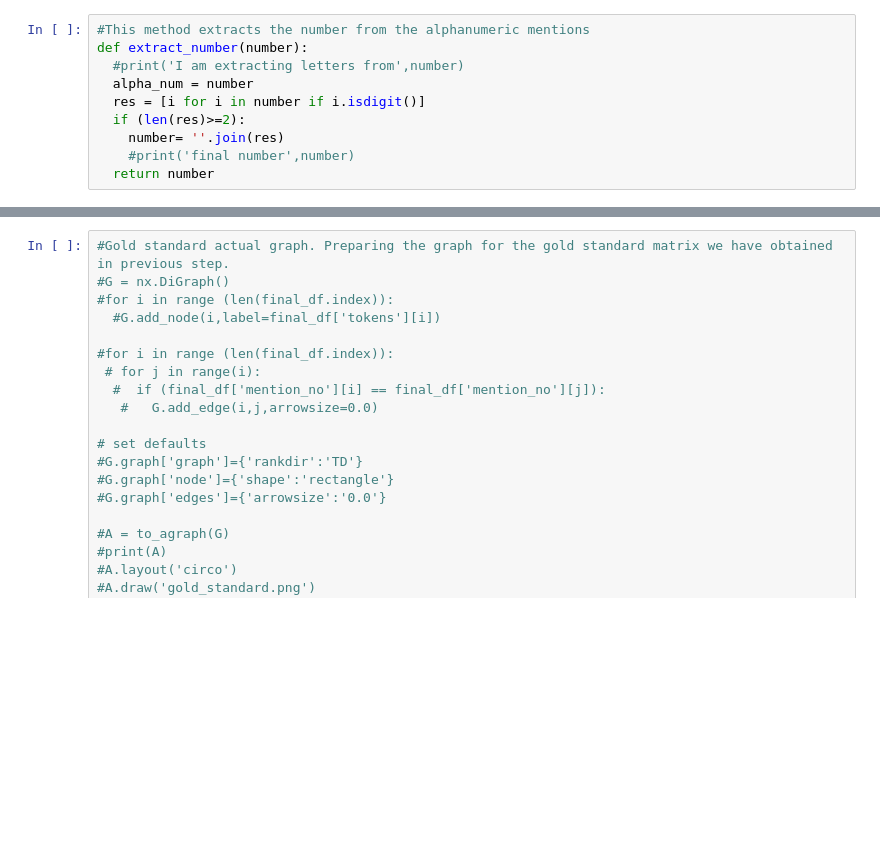
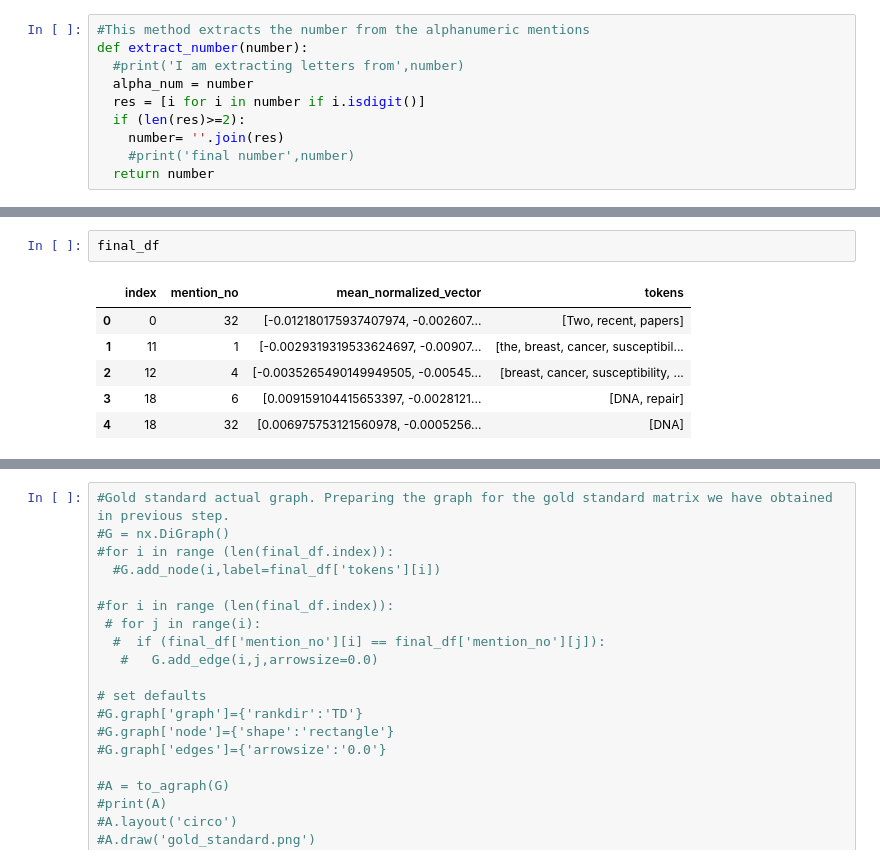
Before and after one commit to smitmirani10/Sem3FinalProject, a Jupyter notebook: Draft_project_code.ipynb, the cells around one changed output, grey strips where cells are left out. Drawn from its saved outputs; the diff is of its cells as text; blank space fills up the shorter version.

```diff
--- a/Draft_project_code.ipynb
+++ b/Draft_project_code.ipynb
@@ -425,0 +769,9 @@ array([[1., 0., 0., ..., 0., 0., 0.],
+# %%
+final_df
+# %% [output]
+|  | index | mention_no | mean_normalized_vector | tokens |
+| 0 | 0 | 32 | [-0.012180175937407974, -0.002607... | [Two, recent, papers] |
+| 1 | 11 | 1 | [-0.0029319319533624697, -0.00907... | [the, breast, cancer, susceptibil... |
+| 2 | 12 | 4 | [-0.0035265490149949505, -0.00545... | [breast, cancer, susceptibility, ... |
+| 3 | 18 | 6 | [0.009159104415653397, -0.0028121... | [DNA, repair] |
+| 4 | 18 | 32 | [0.006975753121560978, -0.0005256... | [DNA] |
```
Also changed, not shown: parts of 17 cells of this notebook.
